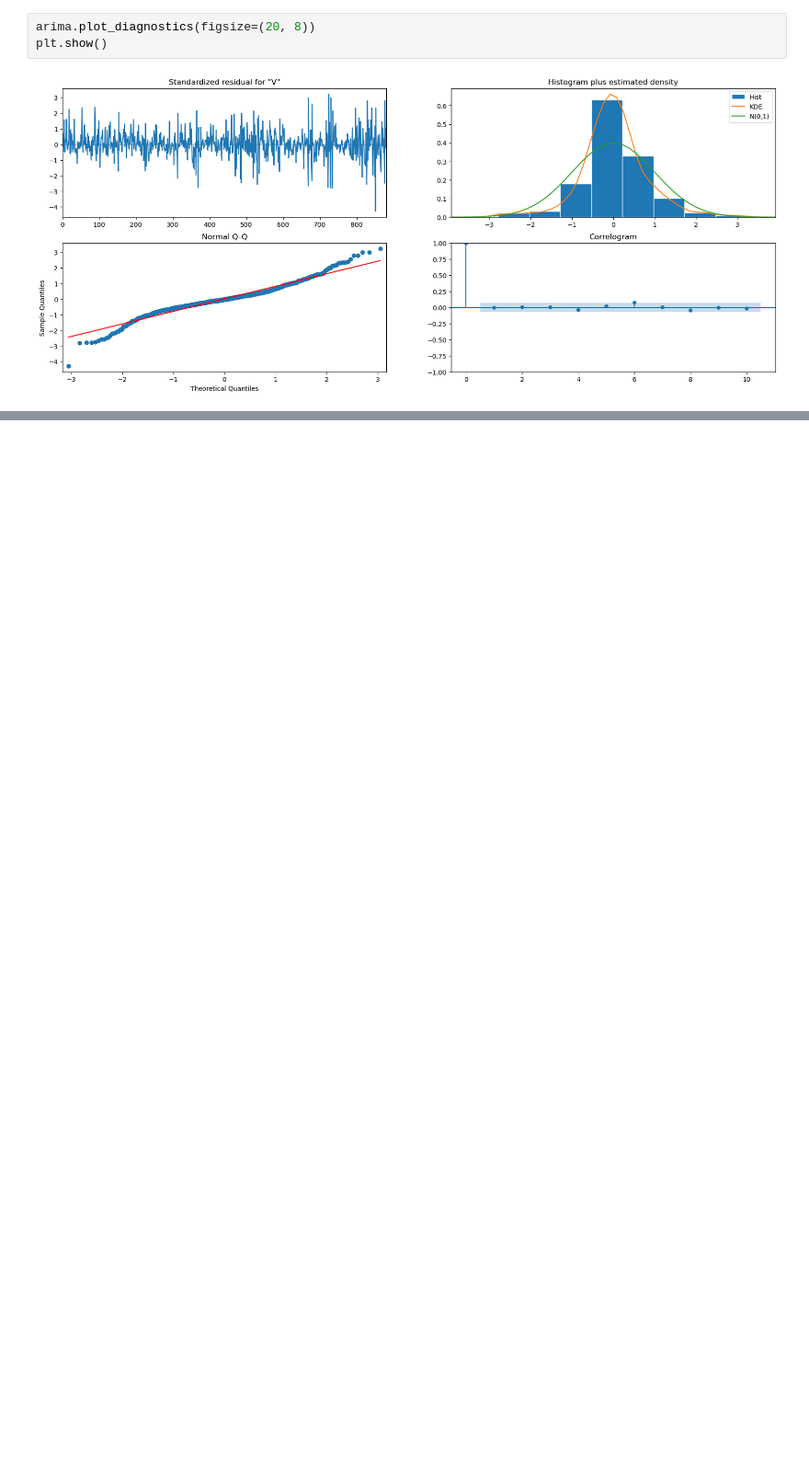
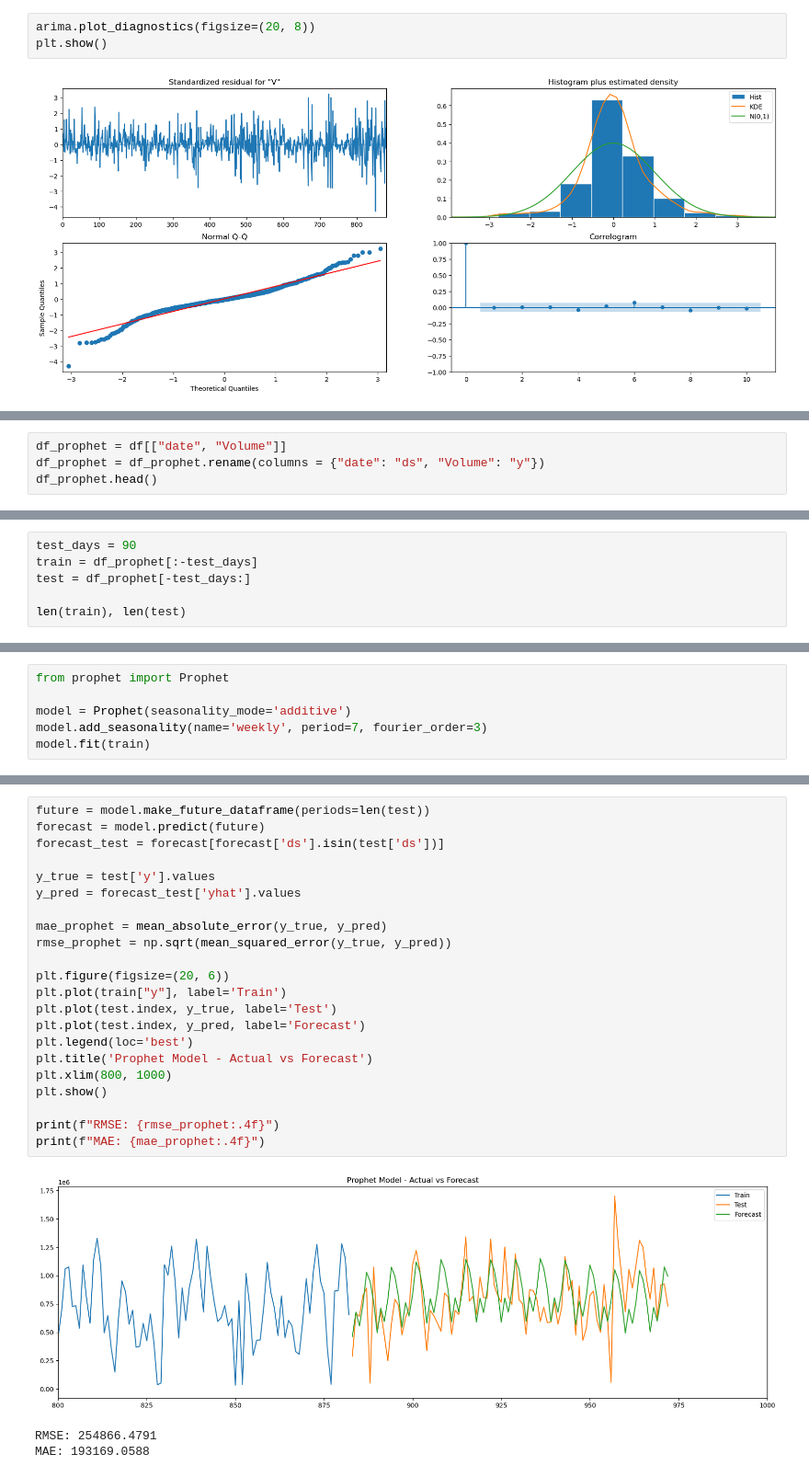
Before and after one commit to andrii-zapukhlyi/inpost_optimizing, a Jupyter notebook: inpost_forecast.ipynb, the cells around one changed output, grey strips where cells are left out. Shown at 92% size. Saved outputs shown, nothing was run; the diff lists cells and outputs as text; blank space fills up the shorter version.

```diff
--- a/inpost_forecast.ipynb
+++ b/inpost_forecast.ipynb
@@ -915,0 +922,4 @@ plt.show()
+# %%
+df_prophet = df[["date", "Volume"]]
+df_prophet = df_prophet.rename(columns = {"date": "ds", "Volume": "y"})
+df_prophet.head()
@@ -915,0 +933,6 @@ plt.show()
+# %%
+test_days = 90
+train = df_prophet[:-test_days]
+test = df_prophet[-test_days:]
+
+len(train), len(test)
@@ -915,0 +941,6 @@ plt.show()
+# %%
+from prophet import Prophet
+
+model = Prophet(seasonality_mode='additive')
+model.add_seasonality(name='weekly', period=7, fourier_order=3)
+model.fit(train)
@@ -915,0 +951,26 @@ plt.show()
+# %%
+future = model.make_future_dataframe(periods=len(test))
+forecast = model.predict(future)
+forecast_test = forecast[forecast['ds'].isin(test['ds'])]
+
+y_true = test['y'].values
+y_pred = forecast_test['yhat'].values
+
+mae_prophet = mean_absolute_error(y_true, y_pred)
+rmse_prophet = np.sqrt(mean_squared_error(y_true, y_pred))
+
+plt.figure(figsize=(20, 6))
+plt.plot(train["y"], label='Train')
+plt.plot(test.index, y_true, label='Test')
+plt.plot(test.index, y_pred, label='Forecast')
+plt.legend(loc='best')
+plt.title('Prophet Model - Actual vs Forecast')
+plt.xlim(800, 1000)
+plt.show()
+
+print(f"RMSE: {rmse_prophet:.4f}")
+print(f"MAE: {mae_prophet:.4f}")
+# %% [output]
+[figure, added]
+RMSE: 254866.4791
+MAE: 193169.0588
```
Also changed, not shown: parts of 10 cells of this notebook.
